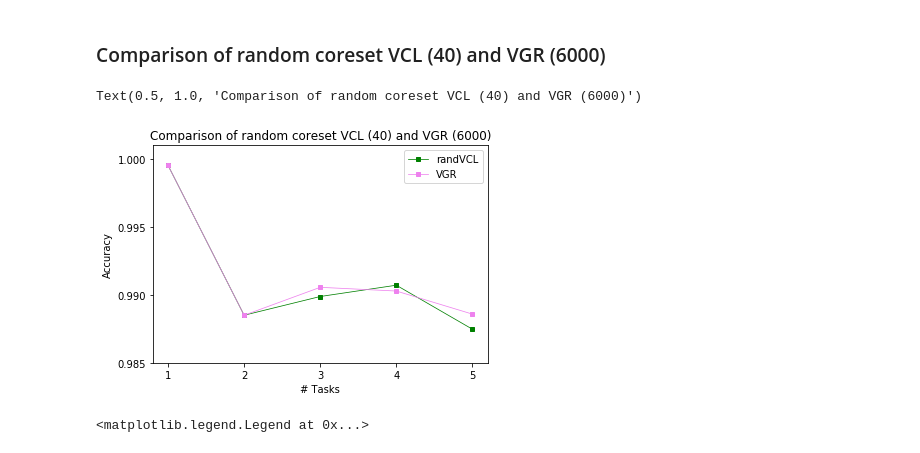
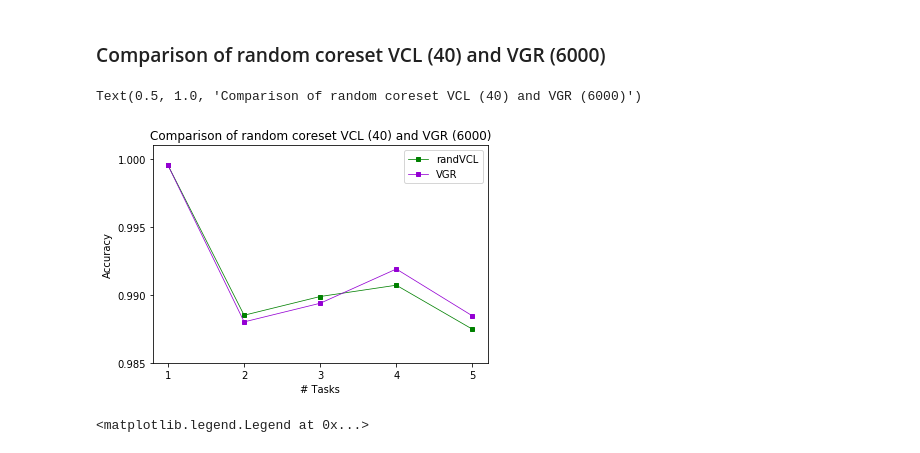
Before and after one commit to guyrom27/VariationalContinualLearning, a Jupyter notebook: Results.ipynb, the cells around one changed output. Cells and saved outputs as stored; diff of their text form; code cells hidden in the pictures.

```diff
--- a/Results.ipynb
+++ b/Results.ipynb
@@ -123,8 +124,7 @@ plt.show()
 # %% [markdown]
 <h2>Split MNIST</h2>
 # %%
-directory = "discriminative/final_results (DO NOT TOUCH)/"
-import glob
+directory = "discriminative/results/"
 directory_files = sorted(glob.glob(directory + "*-split.npy"))
 VCL_split = np.load(directory+"VCL-split.npy")
 randVCL_split = np.load(directory+"randVCL-split.npy")
@@ -136,10 +136,11 @@ PCA_coreset_only_split =  np.load(directory+"pca-kcen-coreset-only-split.npy")
 
 
 VGR_split =  np.load(directory+"VGR-split.npy")
+print(randVCL_split)
 print(VGR_split)
-print(np.nanmean(randVCL_split,1)[2])
-print((0.99527 + 0.9755 + 0.992)/3)
+print(np.nanmean(randVCL_split,1)[3])
 
+print(np.nanmean(VGR_split,1)[3])
 #Generative_only_split =  np.load(directory+"generative-coreset-only-split.npy")
 # %% [output]
 [[0.99952719        nan        nan        nan        nan]
@@ -231,23 +241,23 @@ h.legend(   # The line objects
 # %%
 x = np.arange(1,6)
 mpl.rcParams['lines.markersize'] = 4
 mpl.rcParams['lines.linewidth'] = 0.75
 
 ax = plt.gca()
 
 ax.plot(x, np.nanmean(randVCL_split,1), color = "g", marker = "s")
-ax.plot(x, np.nanmean(VGR_split,1), color = "violet", marker = "s")
+ax.plot(x, np.nanmean(VGR_split,1), color = "darkviolet", marker = "s")
 
 
 ax.set_xticks(np.arange(1, 6, 1))
 ax.set_yticks(np.arange(0.985, 1.01, 0.005))
 plt.xlabel("# Tasks")
 plt.ylabel("Accuracy")
 plt.ylim(0.985,1.001)
 plt.legend(["randVCL", "VGR"])
 plt.title("Comparison of random coreset VCL (40) and VGR (6000)")
 # %% [output]
 Text(0.5, 1.0, 'Comparison of random coreset VCL (40) and VGR (6000)')
-[figure, old version]
+[figure, new version]
 # %%
 x = np.arange(1,6)
```
Also changed, not shown: parts of 7 cells of this notebook.
